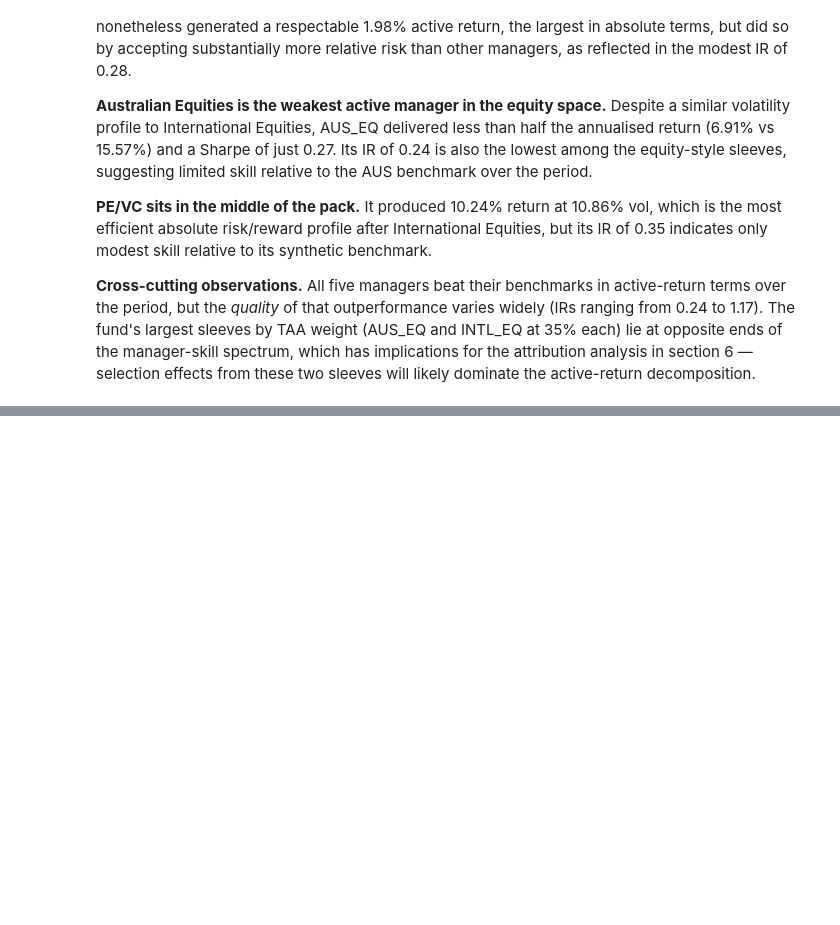
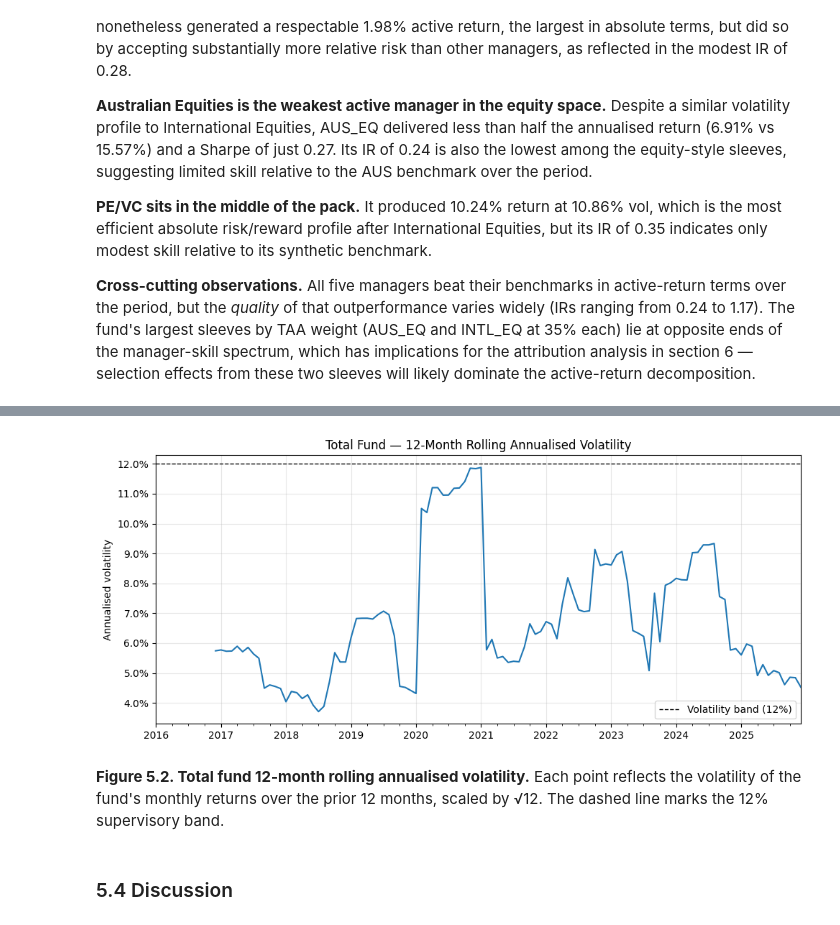
Before and after one commit to CathyLin789/MultiAssetPortfolio-Cathy_Caden_Archer_Sienna, a Jupyter notebook: notebooks/multi_asset_report.ipynb, the cells around one changed output, grey strips where cells are left out. Saved outputs shown, nothing was run; the diff lists cells and outputs as text; code cells hidden in the pictures; blank space fills up the shorter version.

```diff
--- a/notebooks/multi_asset_report.ipynb
+++ b/notebooks/multi_asset_report.ipynb
@@ -235,0 +382,21 @@ for sleeve in sleeves:
+# %%
+# Rolling 12-month annualised volatility
+rolling_vol = fund_returns.rolling(12).std() * np.sqrt(12)
+
+fig, ax = plt.subplots(figsize=(10, 4.5))
+rolling_vol.plot(ax=ax, linewidth=1.5, color="C0")
+ax.axhline(0.12, linestyle="--", color="black", linewidth=1, label="Volatility band (12%)")
+ax.set_title("Total Fund — 12-Month Rolling Annualised Volatility")
+ax.set_ylabel("Annualised volatility")
+ax.set_xlabel("")
+ax.yaxis.set_major_formatter(plt.matplotlib.ticker.PercentFormatter(1.0))
+ax.legend(loc="best")
+ax.grid(alpha=0.3)
+plt.tight_layout()
+plt.show()
+# %% [output]
+[figure, added]
+# %% [markdown]
+**Figure 5.2. Total fund 12-month rolling annualised volatility.** Each point reflects the volatility of the fund's monthly returns over the prior 12 months, scaled by √12. The dashed line marks the 12% supervisory band.
+# %% [markdown]
+### 5.4 Discussion
```
Also changed, not shown: parts of 15 cells of this notebook, 1 other file.
